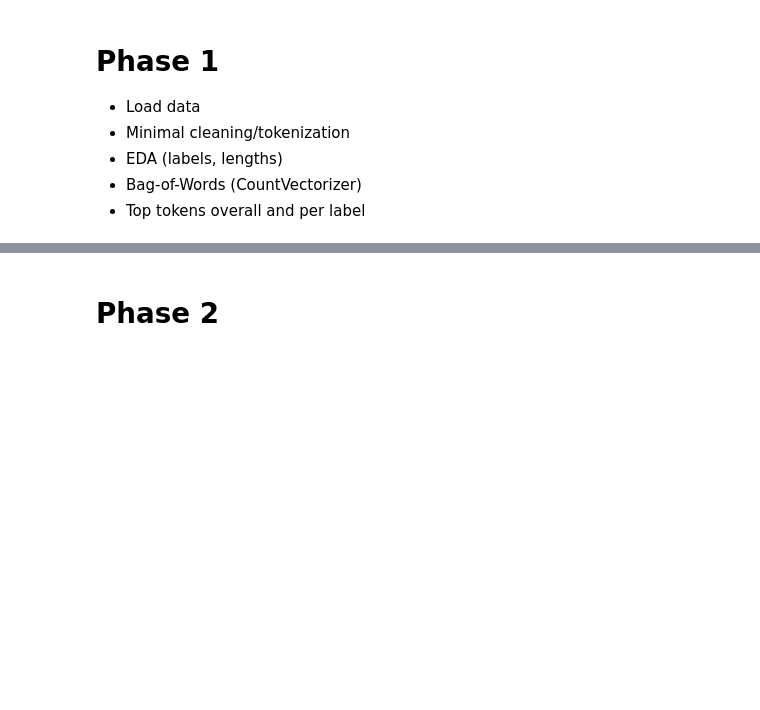
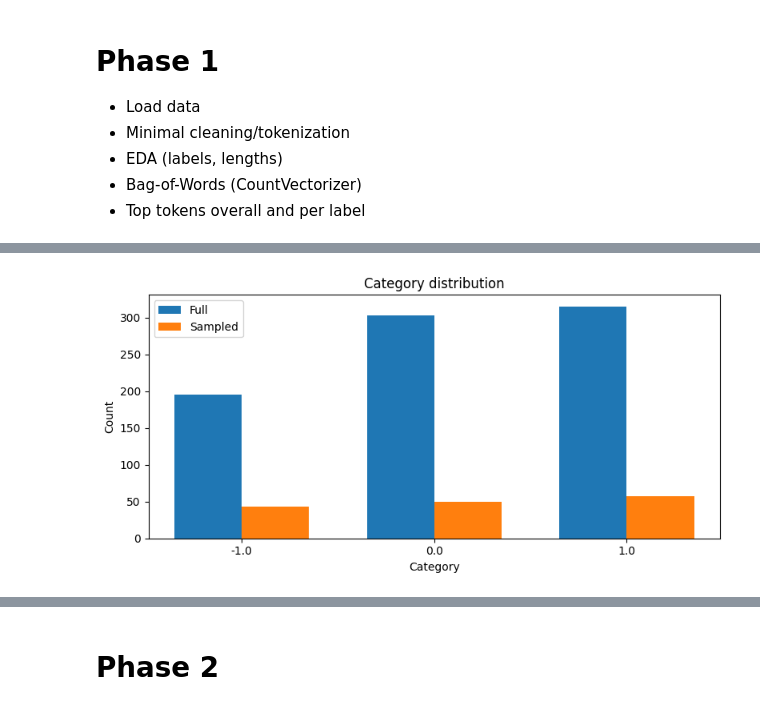
Before and after one commit to David-OliverM/DM2025-Lab1-Exercise, a Jupyter notebook: DM2025-Lab1-Homework.ipynb, the cells around one changed output, grey strips where cells are left out. Cells and saved outputs as stored; diff of their text form; code cells hidden in the pictures; blank space fills up the shorter version.

```diff
--- a/DM2025-Lab1-Homework.ipynb
+++ b/DM2025-Lab1-Homework.ipynb
@@ -386,0 +157,5 @@ Notes:
+# %%
+# Get a random sample of 150 records
+sentiments_sample = sentiments.sample(n=150, random_state=42) #random state
+len(sentiments_sample)
+sentiments_sample[0:4]
@@ -386,0 +255,31 @@ Notes:
+# %%
+import numpy as np
+
+# Side-by-side comparison of category distributions
+
+# Get value counts for both datasets
+counts = sentiments['sentiment'].value_counts().sort_index()
+sample_counts = sentiments_sample['sentiment'].value_counts().sort_index()
+
+# Align indices for plotting
+categories_sorted = sorted(sentiments['sentiment'].unique())
+counts = counts.reindex(categories_sorted, fill_value=0)
+sample_counts = sample_counts.reindex(categories_sorted, fill_value=0)
+
+
+bar_width = 0.35
+index = np.arange(len(categories_sorted))
+
+plt.figure(figsize=(8,4))
+plt.bar(index, counts, bar_width, label='Full')
+plt.bar(index + bar_width, sample_counts, bar_width, label='Sampled')
+
+plt.xlabel('Category')
+plt.ylabel('Count')
+plt.title('Category distribution')
+plt.xticks(index + bar_width / 2, categories_sorted, rotation=0)
+plt.legend()
+plt.tight_layout()
+plt.show()
+# %% [output]
+[figure, added]
```
Also changed, not shown: parts of 79 cells of this notebook.
